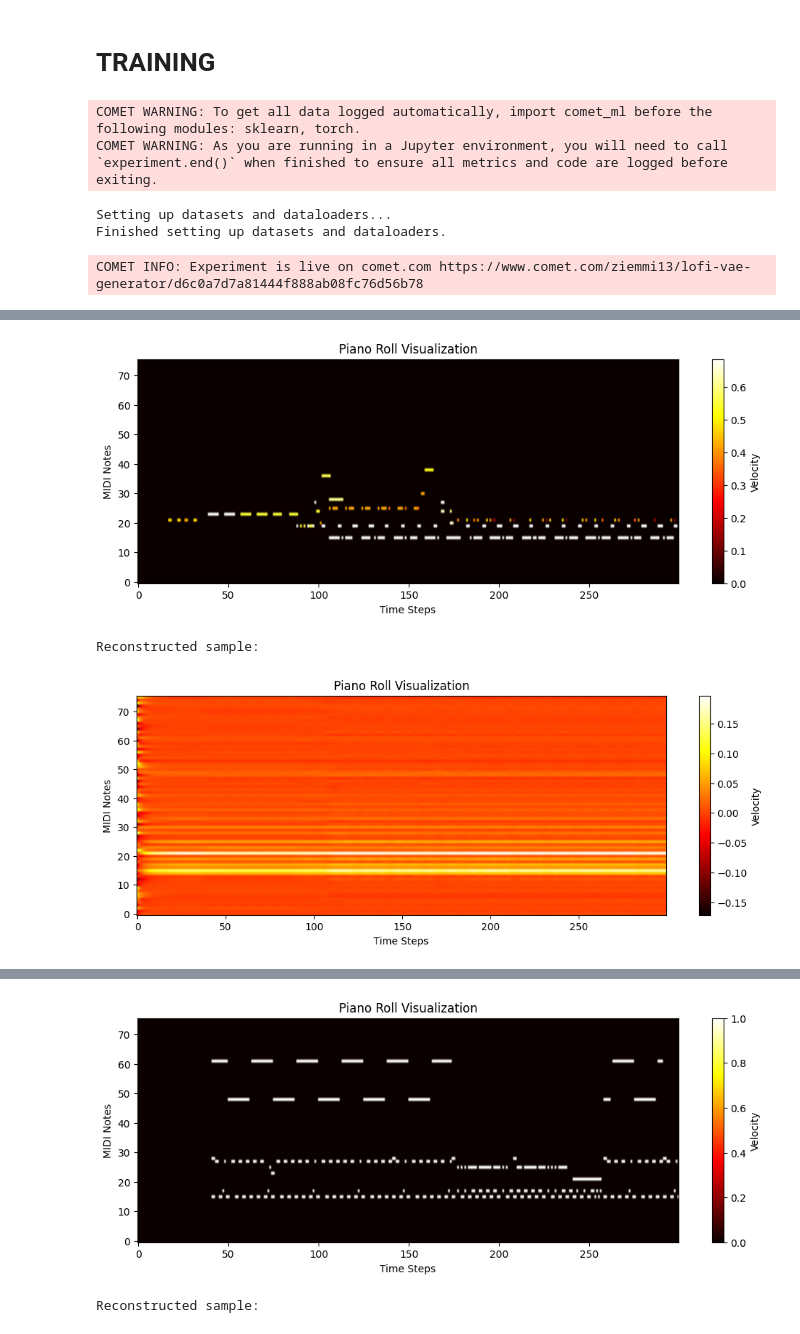
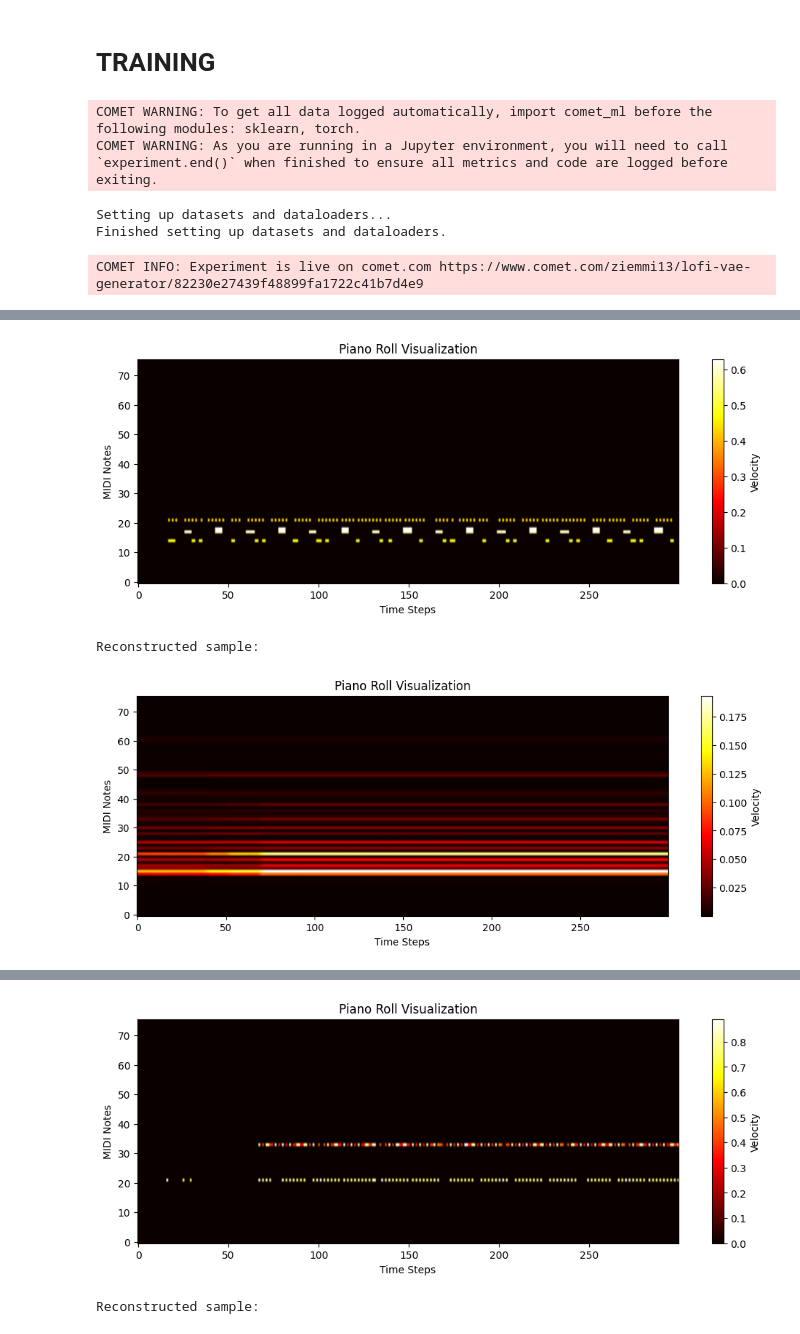
Before and after one commit to ziemmi13/Lofi-VAE-generator, a Jupyter notebook: model/Training workbook.ipynb, the cells around one changed output, grey strips where cells are left out. Drawn from its saved outputs; the diff is of its cells as text; code cells hidden in the pictures.

Commit message:
trained bce with logits SUCCESS!

```diff
--- a/model/Training workbook.ipynb
+++ b/model/Training workbook.ipynb
@@ -48,9 +48,9 @@ Total trainable parameters: 3281100
 # %%
 train(model,
         dataset_dir,
-        experiment_name="Drums-only midi new 3 instrument dataset - sigmoid",
+        experiment_name="Drums-only midi new 3 instrument dataset - bce with logits, teacher forcing ratio, lstm cell",
         verbose=True,
-        model_save_path = "./saved_models/best_models/Drumms-only midi - sigmoid.pth",
+        model_save_path = "./saved_models/best_models/Drumms-only midi - bce with logits teacher forcing ratio lstm cell.pth",
         weights_pth=None,
         early_stopping=True)
 # %% [output]
@@ -58,7 +58,7 @@ COMET WARNING: To get all data logged automatically, import comet_ml before the
 COMET WARNING: As you are running in a Jupyter environment, you will need to call `experiment.end()` when finished to ensure all metrics and code are logged before exiting.
 Setting up datasets and dataloaders...
 Finished setting up datasets and dataloaders.
-COMET INFO: Experiment is live on comet.com https://www.comet.com/ziemmi13/lofi-vae-generator/d6c0a7d7a81444f888ab08fc76d56b78
+COMET INFO: Experiment is live on comet.com https://www.comet.com/ziemmi13/lofi-vae-generator/82230e27439f48899fa1722c41b7d4e9
 =================
 STARTING TRAINING
 =================
@@ -79,5 +79,5 @@ Epoch 1. Visualizing random sample 670 from the training dataset:
-[figure, old version]
+[figure, new version]
 Reconstructed sample:
-[figure, old version]
+[figure, new version]
 ____________________________________________________________
 
@@ -99,2 +99,2 @@ Epoch 11. Visualizing random sample 2152 from the training dataset:
-[figure, old version]
+[figure, new version]
 Reconstructed sample:
```
Also changed, not shown: parts of 2 cells of this notebook, 9 other files.
